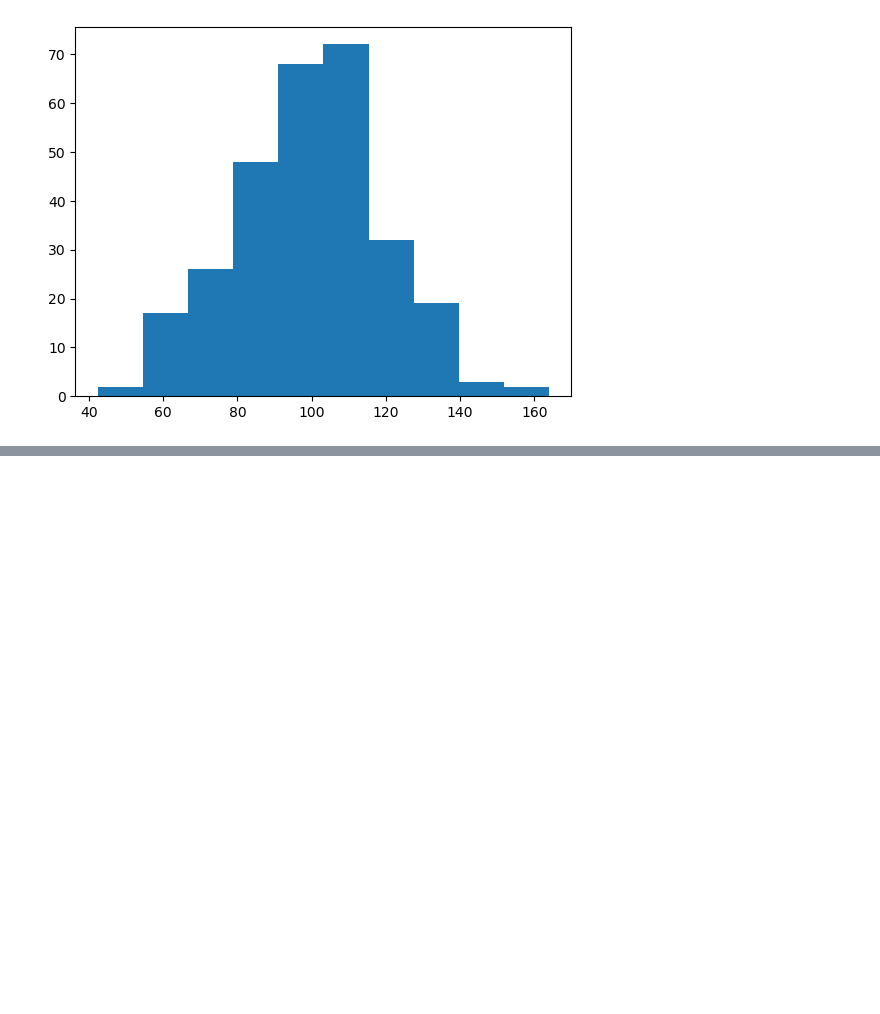
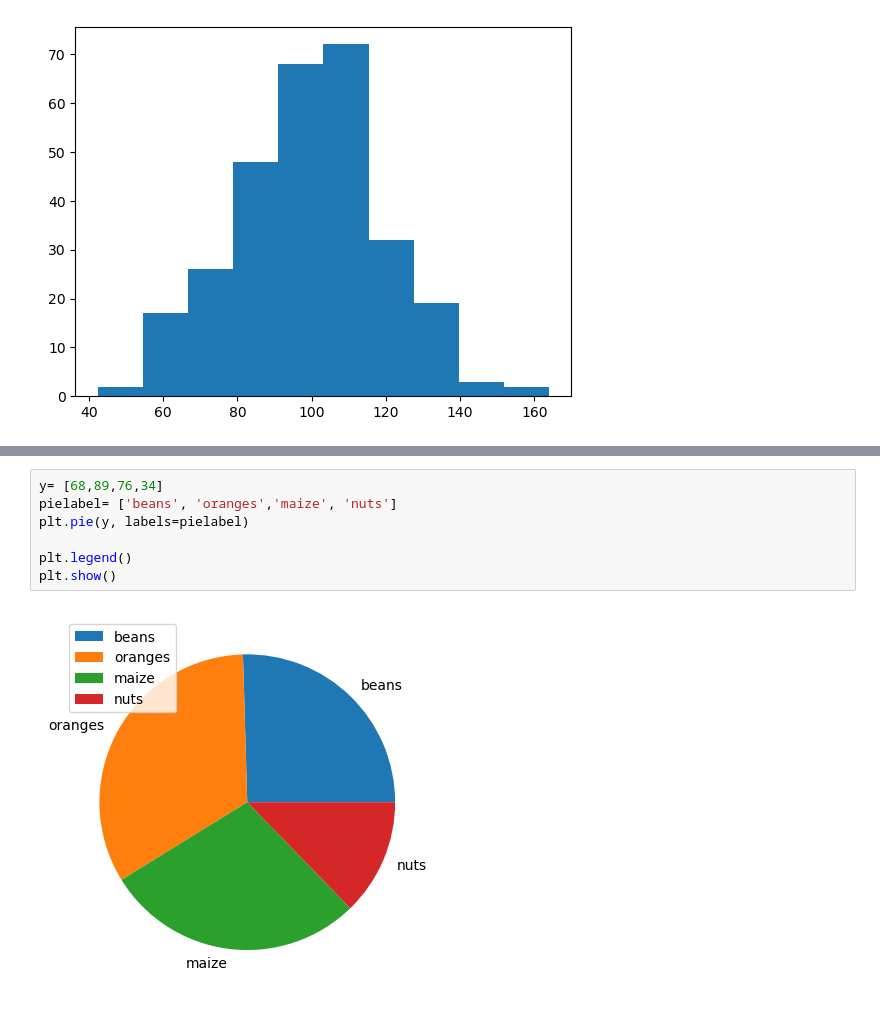
Before and after one commit to ThomasOindi/Learnings, a Jupyter notebook: matplot_library.ipynb, the cells around one changed output, grey strips where cells are left out. Saved outputs shown, nothing was run; the diff lists cells and outputs as text; blank space fills up the shorter version.

```diff
--- a/matplot_library.ipynb
+++ b/matplot_library.ipynb
@@ -548,0 +573,9 @@ plt.show()
+# %%
+y= [68,89,76,34]
+pielabel= ['beans', 'oranges','maize', 'nuts']
+plt.pie(y, labels=pielabel)
+
+plt.legend()
+plt.show()
+# %% [output]
+[figure, added]
```
Also changed, not shown: parts of 7 cells of this notebook, 1 other file.
